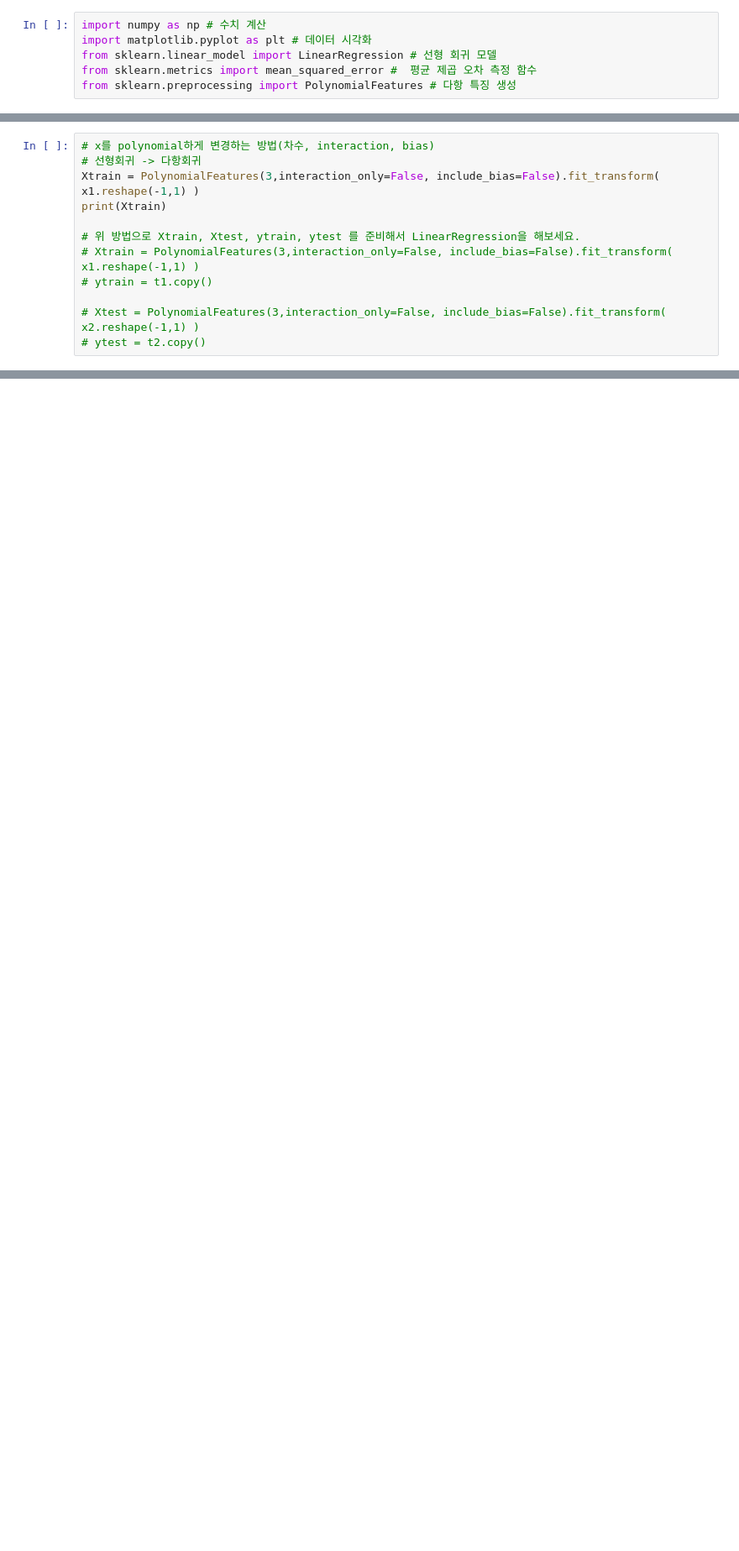
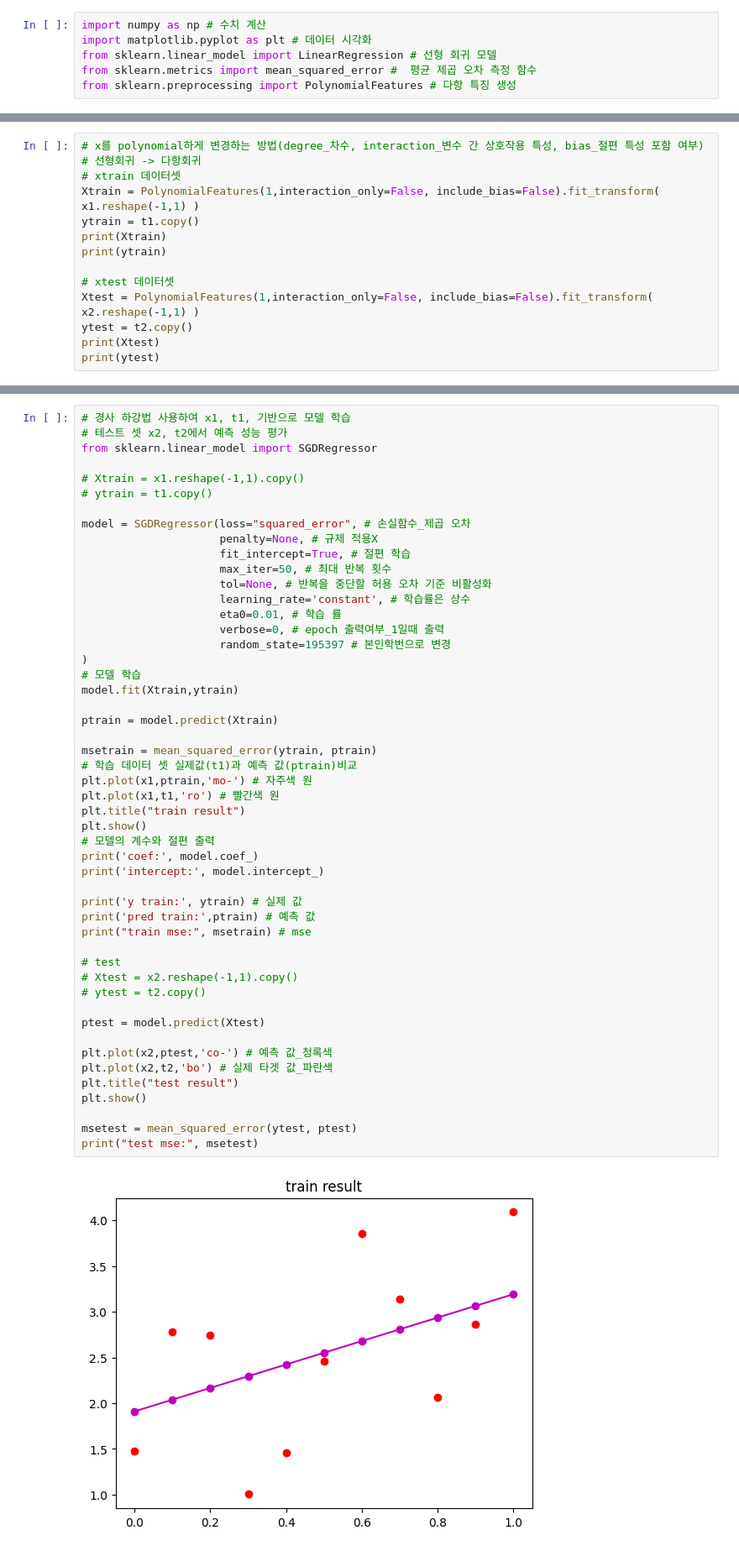
Before and after one commit to xxbeann/AI, a Jupyter notebook: 2. 선형회귀/linear_regression.ipynb, the cells around one changed output, grey strips where cells are left out. Shown at 84% size. Saved outputs shown, nothing was run; the diff lists cells and outputs as text; blank space fills up the shorter version.

Commit message:
linear_regression

```diff
--- a/2. 선형회귀/linear_regression.ipynb
+++ b/2. 선형회귀/linear_regression.ipynb
@@ -129,12 +160,14 @@ print("test mse:", msetest)
 # %%
-# x를 polynomial하게 변경하는 방법(차수, interaction, bias)
+# x를 polynomial하게 변경하는 방법(degree_차수, interaction_변수 간 상호작용 특성, bias_절편 특성 포함 여부)
 # 선형회귀 -> 다항회귀
-Xtrain = PolynomialFeatures(3,interaction_only=False, include_bias=False).fit_transform( x1.reshape(-1,1) )
+# xtrain 데이터셋
+Xtrain = PolynomialFeatures(1,interaction_only=False, include_bias=False).fit_transform( x1.reshape(-1,1) )
+ytrain = t1.copy()
 print(Xtrain)
+print(ytrain)
 
-# 위 방법으로 Xtrain, Xtest, ytrain, ytest 를 준비해서 LinearRegression을 해보세요.
-# Xtrain = PolynomialFeatures(3,interaction_only=False, include_bias=False).fit_transform( x1.reshape(-1,1) )
-# ytrain = t1.copy()
-
-# Xtest = PolynomialFeatures(3,interaction_only=False, include_bias=False).fit_transform( x2.reshape(-1,1) )
-# ytest = t2.copy()
+# xtest 데이터셋
+Xtest = PolynomialFeatures(1,interaction_only=False, include_bias=False).fit_transform( x2.reshape(-1,1) )
+ytest = t2.copy()
+print(Xtest)
+print(ytest)
@@ -140,0 +192,52 @@ print(Xtrain)
+# %%
+# 경사 하강법 사용하여 x1, t1, 기반으로 모델 학습
+# 테스트 셋 x2, t2에서 예측 성능 평가
+from sklearn.linear_model import SGDRegressor
+
+# Xtrain = x1.reshape(-1,1).copy()
+# ytrain = t1.copy()
+
+model = SGDRegressor(loss="squared_error", # 손실함수_제곱 오차
+                     penalty=None, # 규제 적용X
+                     fit_intercept=True, # 절편 학습
+                     max_iter=50, # 최대 반복 횟수
+                     tol=None, # 반복을 중단할 허용 오차 기준 비활성화
+                     learning_rate='constant', # 학습률은 상수
+                     eta0=0.01, # 학습 률
+                     verbose=0, # epoch 출력여부_1일때 출력
+                     random_state=195397 # 본인학번으로 변경
+)
+# 모델 학습
+model.fit(Xtrain,ytrain)
+
+ptrain = model.predict(Xtrain)
+
+msetrain = mean_squared_error(ytrain, ptrain)
+# 학습 데이터 셋 실제값(t1)과 예측 값(ptrain)비교
+plt.plot(x1,ptrain,'mo-') # 자주색 원
+plt.plot(x1,t1,'ro') # 빨간색 원
+plt.title("train result")
+plt.show()
+# 모델의 계수와 절편 출력
+print('coef:', model.coef_)
+print('intercept:', model.intercept_)
+
+print('y train:', ytrain) # 실제 값
+print('pred train:',ptrain) # 예측 값
+print("train mse:", msetrain) # mse
+
+# test
+# Xtest = x2.reshape(-1,1).copy()
+# ytest = t2.copy()
+
+ptest = model.predict(Xtest)
+
+plt.plot(x2,ptest,'co-') # 예측 값_청록색
+plt.plot(x2,t2,'bo') # 실제 타겟 값_파란색
+plt.title("test result")
+plt.show()
+
+msetest = mean_squared_error(ytest, ptest)
+print("test mse:", msetest)
+# %% [output]
+[figure, added]
```
Also changed, not shown: parts of 6 cells of this notebook.
